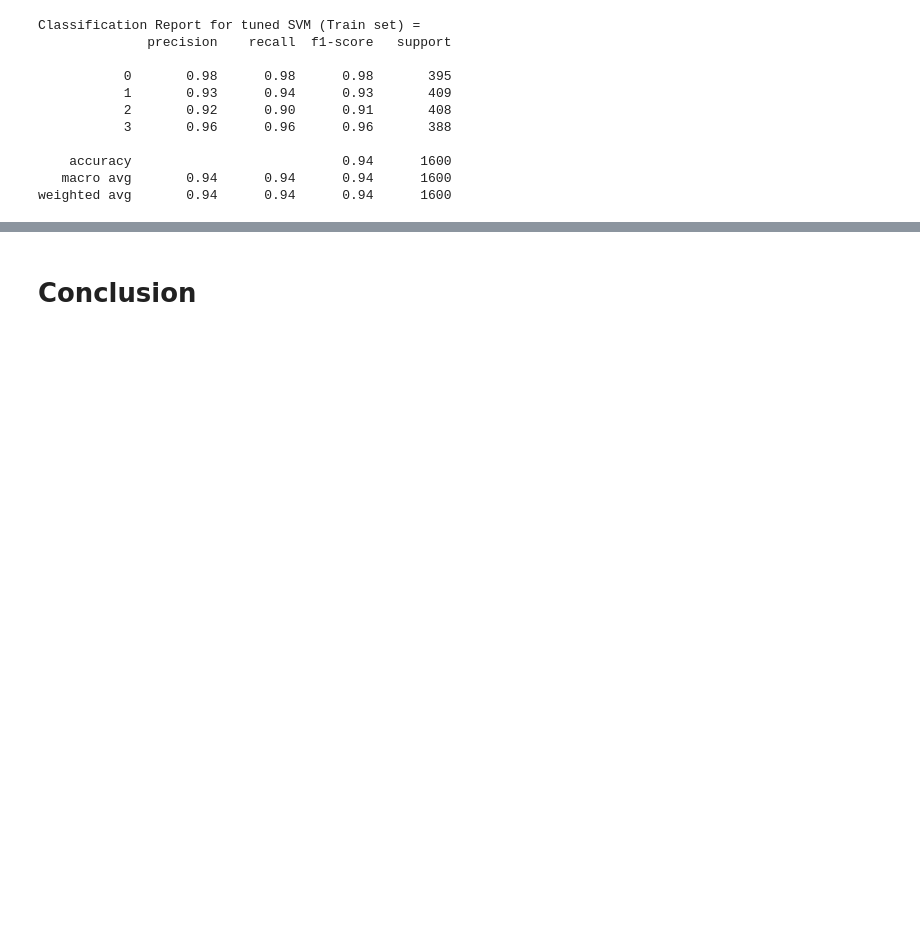
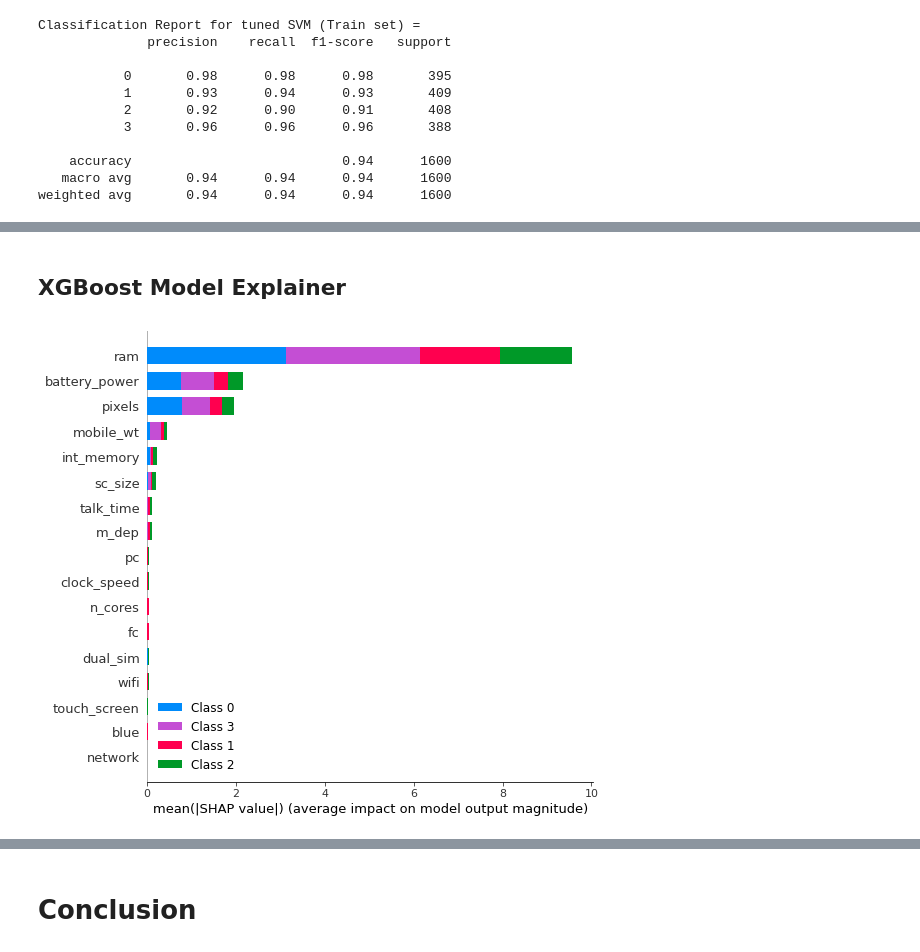
Before and after one commit to SubhamZap/Mobile-Price-Range-Prediction, a Jupyter notebook: Mobile_Price_Range_Prediction_Capstone_Project.ipynb, the cells around one changed output, grey strips where cells are left out. Saved outputs shown, nothing was run; the diff lists cells and outputs as text; code cells hidden in the pictures; blank space fills up the shorter version.

```diff
--- a/Mobile_Price_Range_Prediction_Capstone_Project.ipynb
+++ b/Mobile_Price_Range_Prediction_Capstone_Project.ipynb
@@ -983,5 +972,0 @@ grid.best_params_
-# %%
-# Tuned model
-
-xgb_tuned = XGBClassifier(max_depth = 5, learning_rate = 0.1, n_estimators = 200, subsample = 0.5, gamma = 1.5)
-xgb_tuned.fit(X_train, y_train)
@@ -1111,5 +1076,0 @@ grid.best_params_
-# %%
-# Tuned model
-
-svc_tuned = SVC(C= 10, kernel= 'linear')
-svc_tuned.fit(X_train, y_train)
@@ -1175,0 +1112,15 @@ It gives more importance to features like RAM, pixels, battery_power, etc. than
+# %% [markdown]
+## **XGBoost Model Explainer**
+# %%
+# creating a shap instance for training set
+
+l=X.columns.to_list()
+X_train_val=pd.DataFrame(X_train,columns=l)
+explainer_train = shap.TreeExplainer(xgb_tuned)
+shap_values_train = explainer_train.shap_values(X_train_val)
+# %%
+# visualizing
+
+shap.summary_plot(shap_values_train,X_train_val,plot_type='bar')
+# %% [output]
+[figure, added]
```
Also changed, not shown: parts of 42 cells of this notebook.
